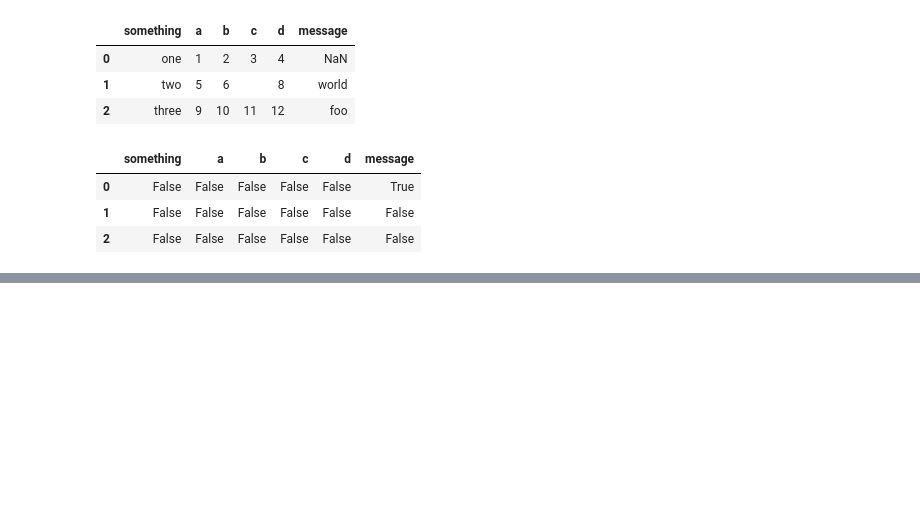
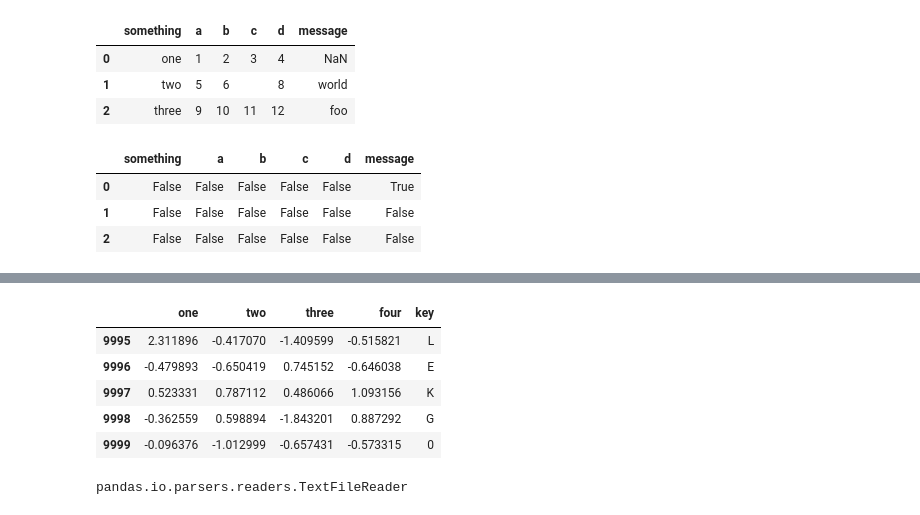
Before and after one commit to thamidu02/ML-With-python, a Jupyter notebook: Pandas_Basics.ipynb, the cells around one changed output, grey strips where cells are left out. Drawn from its saved outputs; the diff is of its cells as text; code cells hidden in the pictures; blank space fills up the shorter version.

```diff
--- a/Pandas_Basics.ipynb
+++ b/Pandas_Basics.ipynb
@@ -1523,0 +1562,14 @@ result3.isna()
+# %%
+result.tail()
+# %% [output]
+|  | one | two | three | four | key |
+| 9995 | 2.311896 | -0.417070 | -1.409599 | -0.515821 | L |
+| 9996 | -0.479893 | -0.650419 | 0.745152 | -0.646038 | E |
+| 9997 | 0.523331 | 0.787112 | 0.486066 | 1.093156 | K |
+| 9998 | -0.362559 | 0.598894 | -1.843201 | 0.887292 | G |
+| 9999 | -0.096376 | -1.012999 | -0.657431 | -0.573315 | 0 |
+# %%
+pd.read_csv("examples/ex6.csv",nrows=5)
+type(chunker)
+# %% [output]
+pandas.io.parsers.readers.TextFileReader
```
Also changed, not shown: parts of 9 cells of this notebook, 2 other files.
